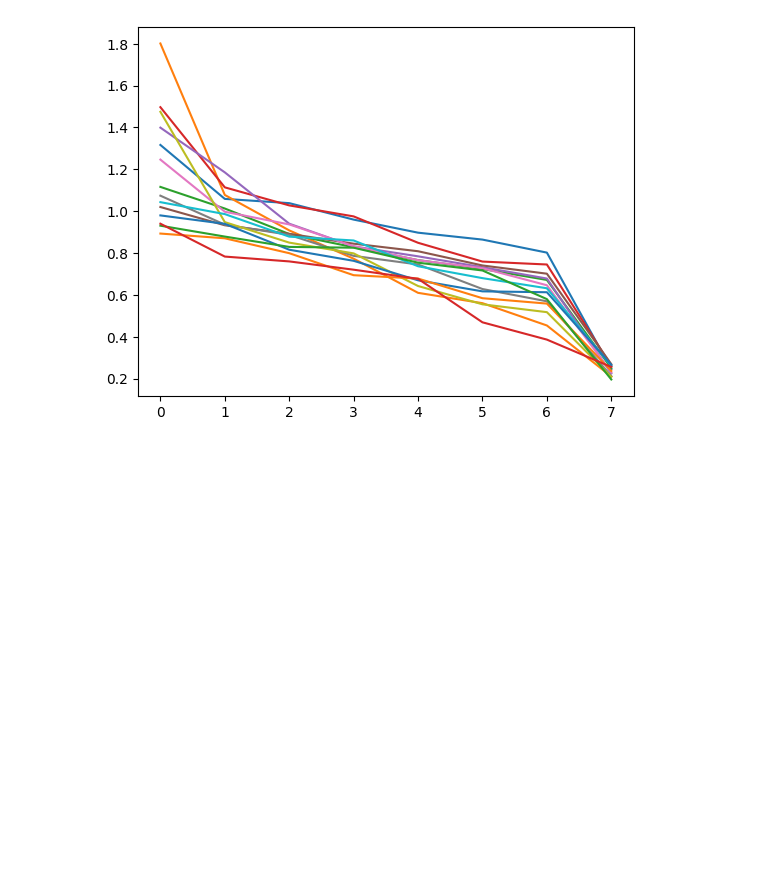
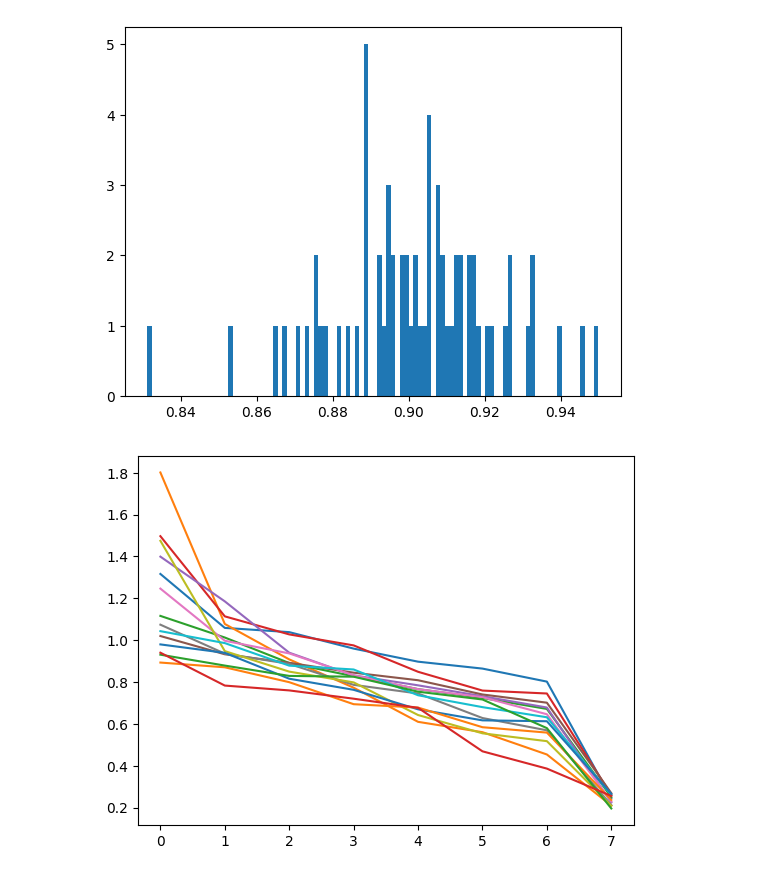
Before and after one commit to Petyrrrrr/MuP_MOE, a Jupyter notebook: scripts.ipynb, the cells around one changed output. Drawn from its saved outputs; the diff is of its cells as text; code cells hidden in the pictures; blank space fills up the shorter version.

```diff
--- a/scripts.ipynb
+++ b/scripts.ipynb
@@ -21,3 +60,13 @@ np.float32(0.406614)
+# %%
+all = []
+for i in range(12):
+    for j in range(i):
+        all.append(np.linalg.norm(router_weights_1[3][i] - router_weights_1[3][j]))
+all = sorted(all)
+plt.hist(all, bins=100)
+plt.show()
+# %% [output]
+[figure, added]
 # %%
 num_exp = 8
 num_act = 2
```
Also changed, not shown: parts of 5 cells of this notebook, 3 other files.
